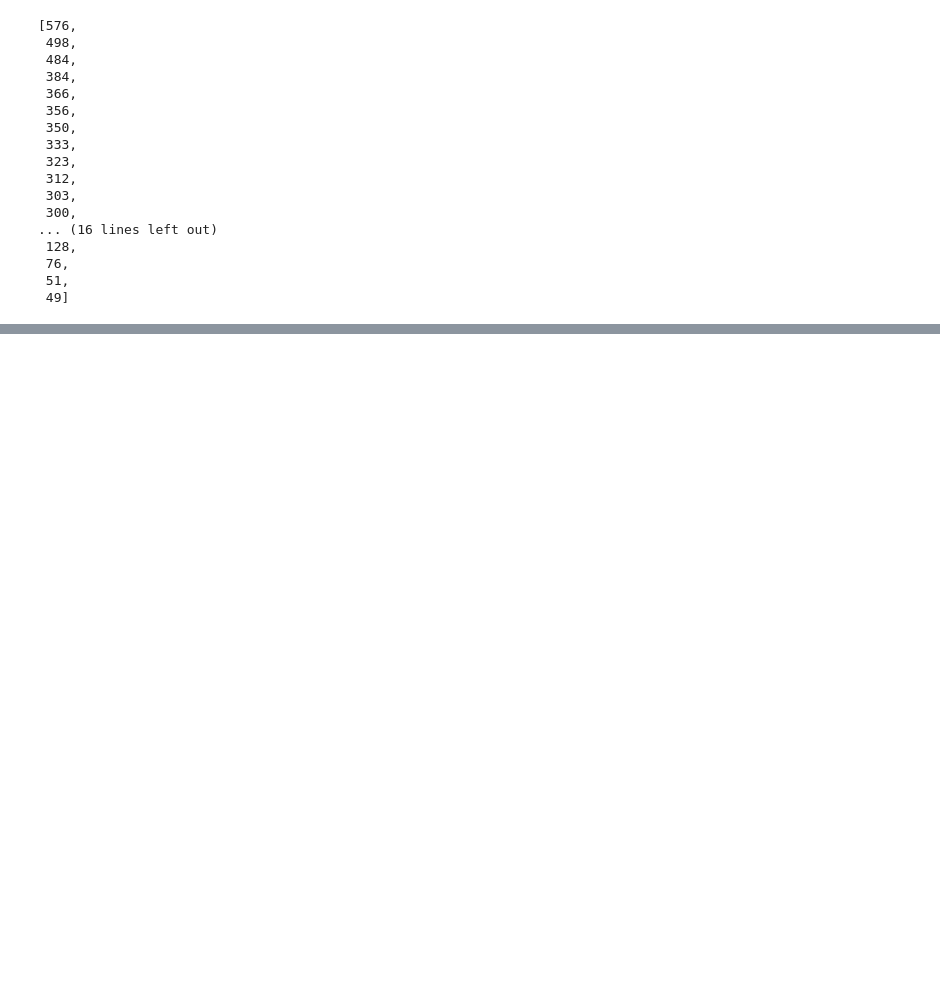
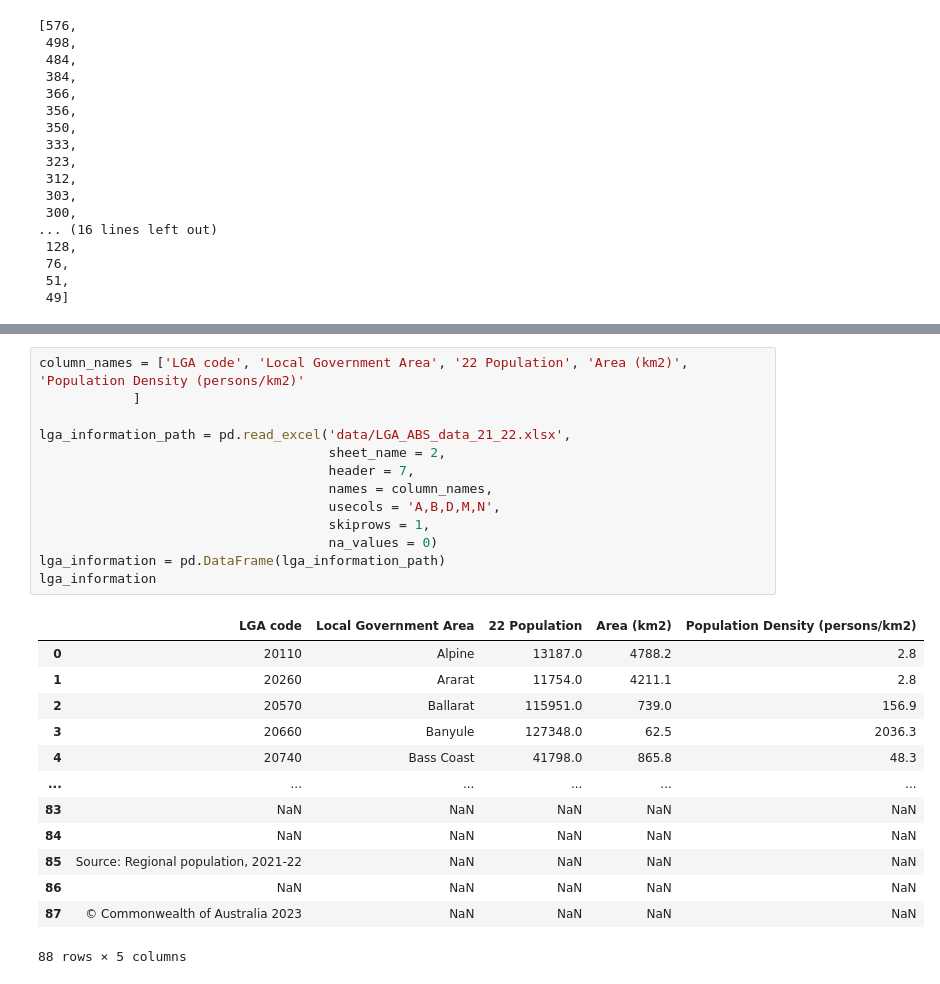
Before and after one commit to au-jr/Group-Project-1, a Jupyter notebook: john_working.ipynb, the cells around one changed output, grey strips where cells are left out. Drawn from its saved outputs; the diff is of its cells as text; blank space fills up the shorter version.

```diff
--- a/john_working.ipynb
+++ b/john_working.ipynb
@@ -129,0 +150,27 @@ lga_park_count_df
+# %%
+column_names = ['LGA code', 'Local Government Area', '22 Population', 'Area (km2)', 'Population Density (persons/km2)'
+            ]
+
+lga_information_path = pd.read_excel('data/LGA_ABS_data_21_22.xlsx',
+                                     sheet_name = 2,
+                                     header = 7,
+                                     names = column_names,
+                                     usecols = 'A,B,D,M,N',
+                                     skiprows = 1,
+                                     na_values = 0)
+lga_information = pd.DataFrame(lga_information_path)
+lga_information
+# %% [output]
+|  | LGA code | Local Government Area | 22 Population | Area (km2) | Population Density (persons/km2) |
+| 0 | 20110 | Alpine | 13187.0 | 4788.2 | 2.8 |
+| 1 | 20260 | Ararat | 11754.0 | 4211.1 | 2.8 |
+| 2 | 20570 | Ballarat | 115951.0 | 739.0 | 156.9 |
+| 3 | 20660 | Banyule | 127348.0 | 62.5 | 2036.3 |
+| 4 | 20740 | Bass Coast | 41798.0 | 865.8 | 48.3 |
+| ... | ... | ... | ... | ... | ... |
+| 83 | NaN | NaN | NaN | NaN | NaN |
+| 84 | NaN | NaN | NaN | NaN | NaN |
+| 85 | Source: Regional population, 2021-22 | NaN | NaN | NaN | NaN |
+| 86 | NaN | NaN | NaN | NaN | NaN |
+| 87 | © Commonwealth of Australia 2023 | NaN | NaN | NaN | NaN |
+88 rows × 5 columns
```
Also changed, not shown: parts of 8 cells of this notebook, 2 other files.
